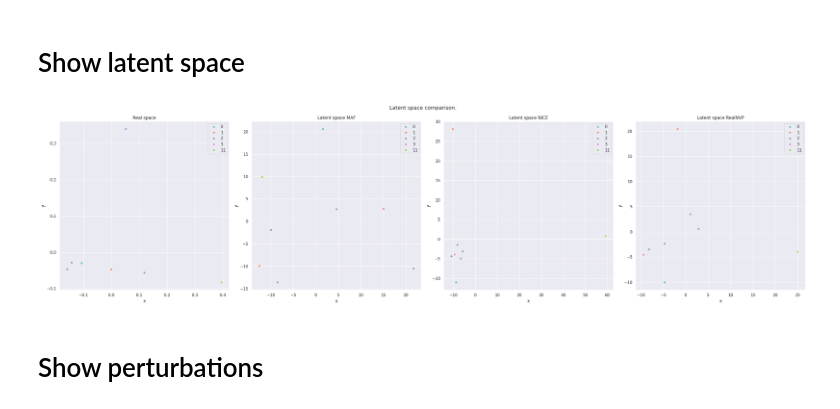
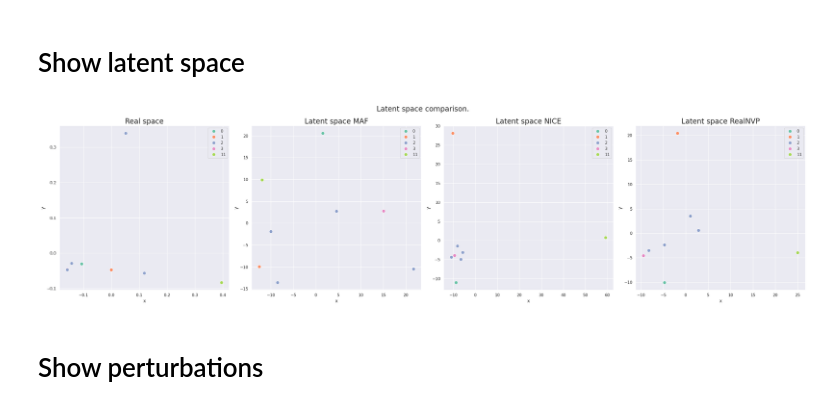
Before and after one commit to konrad-karanowski/nlp-classes, a Jupyter notebook: source/nlp/notebooks/ShowPerturbation.ipynb, the cells around one changed output. Cells and saved outputs as stored; diff of their text form; code cells hidden in the pictures.

```diff
--- a/source/nlp/notebooks/ShowPerturbation.ipynb
+++ b/source/nlp/notebooks/ShowPerturbation.ipynb
@@ -100,31 +91,31 @@ rnvp_pca = get_pca(rnvp_xs.numpy(), n_components=2)
 # %%
 fig, ax = plt.subplots(1, 4, figsize=(30, 8))
 
-sns.scatterplot(x=real_pca[:, 0], y=real_pca[:, 1], ax=ax[0], hue=y, palette='Set2')
-ax[0].set_title('Real space')
+sns.scatterplot(x=real_pca[:, 0], y=real_pca[:, 1], ax=ax[0], hue=y, palette='Set2', s=80)
+ax[0].set_title('Real space', fontdict={'fontsize': 20})
 
 
-sns.scatterplot(x=maf_pca[:, 0], y=maf_pca[:, 1], ax=ax[1], hue=y, palette='Set2')
-ax[1].set_title('Latent space MAF')
+sns.scatterplot(x=maf_pca[:, 0], y=maf_pca[:, 1], ax=ax[1], hue=y, palette='Set2', s=80)
+ax[1].set_title('Latent space MAF', fontdict={'fontsize': 20})
 
-sns.scatterplot(x=nice_pca[:, 0], y=nice_pca[:, 1], ax=ax[2], hue=y, palette='Set2')
-ax[2].set_title('Latent space NICE')
+sns.scatterplot(x=nice_pca[:, 0], y=nice_pca[:, 1], ax=ax[2], hue=y, palette='Set2', s=80)
+ax[2].set_title('Latent space NICE', fontdict={'fontsize': 20})
 
-sns.scatterplot(x=rnvp_pca[:, 0], y=rnvp_pca[:, 1], ax=ax[3], hue=y, palette='Set2')
-ax[3].set_title('Latent space RealNVP')
+sns.scatterplot(x=rnvp_pca[:, 0], y=rnvp_pca[:, 1], ax=ax[3], hue=y, palette='Set2', s=80)
+ax[3].set_title('Latent space RealNVP', fontdict={'fontsize': 20})
 
 
 
 for a in ax:
     a.set_xlabel('x')
     a.set_ylabel('y')
 
-fig.suptitle('Latent space comparison.')
+fig.suptitle('Latent space comparison.', size=20)
 fig.tight_layout()
 plt.savefig('plots/comparison.png')
 plt.show()
 # %% [output]
-[figure, old version]
+[figure, new version]
 # %% [markdown]
 # Show perturbations
 # %%
```
Also changed, not shown: parts of 4 cells of this notebook, 5 other files.
